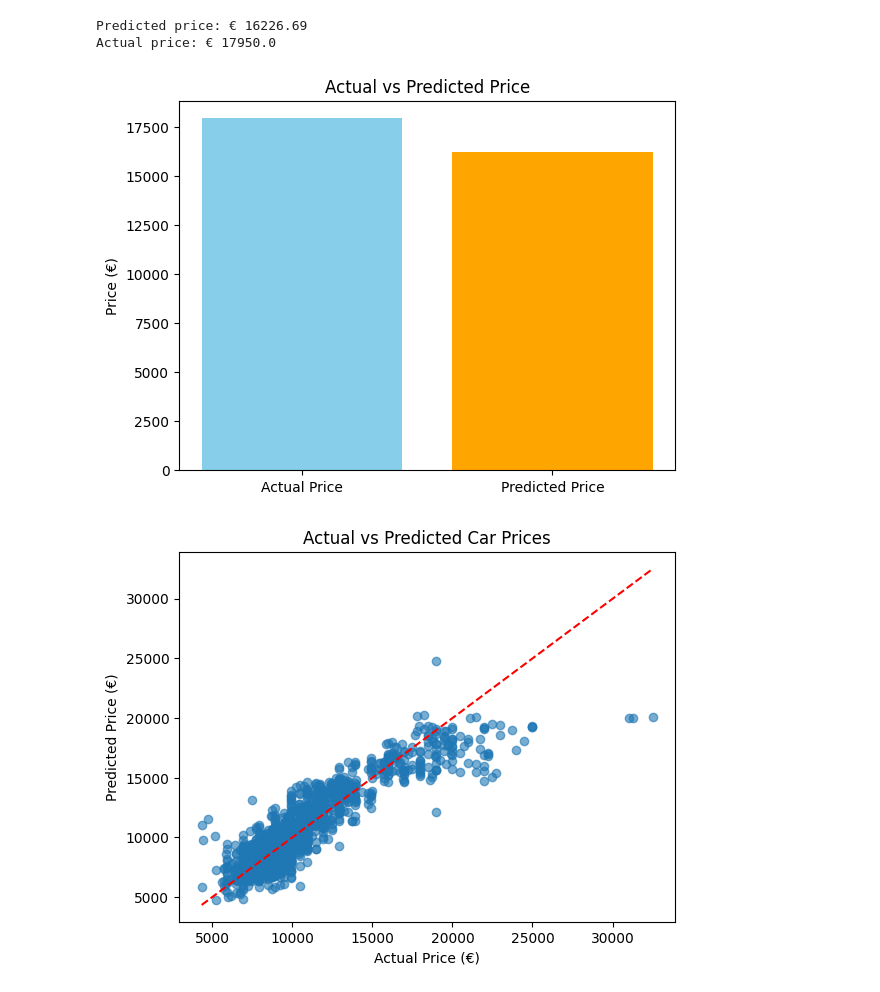
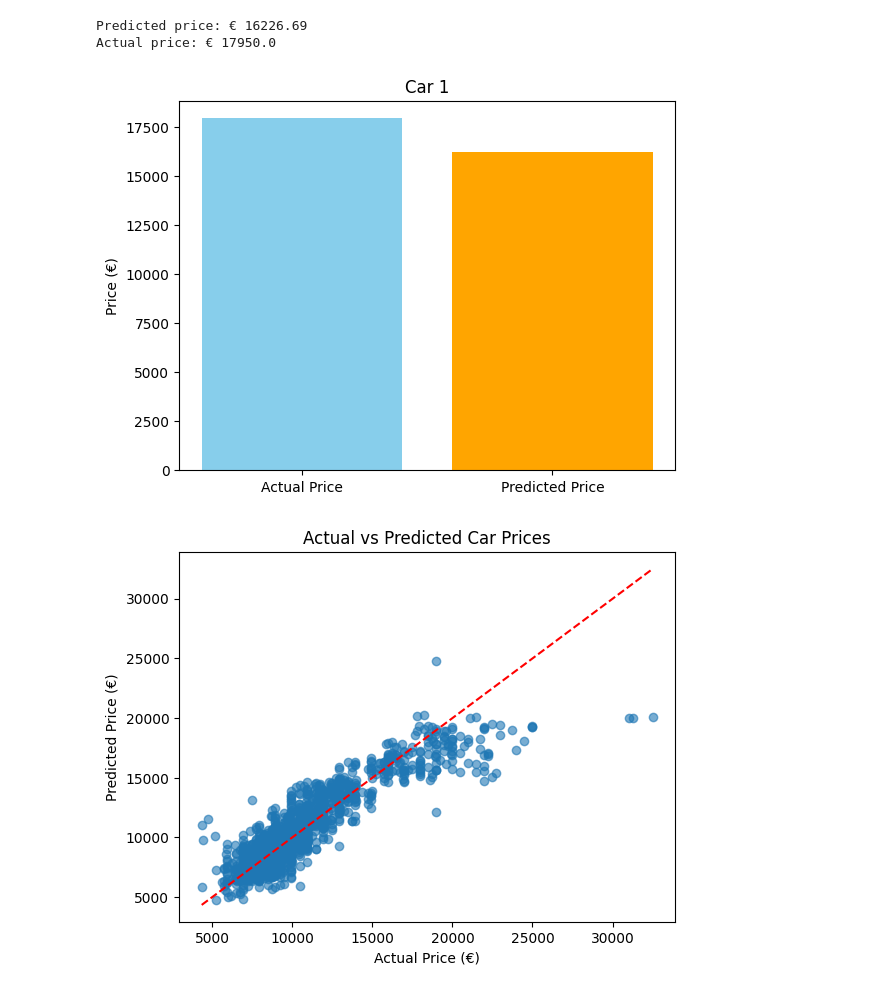
Before and after one commit to AshPiBit02/python-lib-deck, a Jupyter notebook: numpy/Linear Algebra/Car Price Prediction/Toyota Corolla.ipynb, the cells around one changed output. Drawn from its saved outputs; the diff is of its cells as text; code cells hidden in the pictures.

```diff
--- a/numpy/Linear Algebra/Car Price Prediction/Toyota Corolla.ipynb
+++ b/numpy/Linear Algebra/Car Price Prediction/Toyota Corolla.ipynb
@@ -83,23 +83,23 @@ Actual price: € 17950.0
 # %%
 import matplotlib.pyplot as plt
 
 # Example values
 actual_price = data[50,2]
 predicted_price = dummy_pred
 
 # Labels and values
 labels = ["Actual Price", "Predicted Price"]
 values = [actual_price, predicted_price]
 
 # Create bar chart
 plt.bar(labels, values, color=["skyblue", "orange"])
 plt.ylabel("Price (€)")
-plt.title("Actual vs Predicted Price")
+plt.title("Car 1")
 
 # Show the chart
 plt.show()
 # %% [output]
-[figure, old version]
+[figure, new version]
 # %%
 # Actual vs Predicted price
 import matplotlib.pyplot as plt
```
